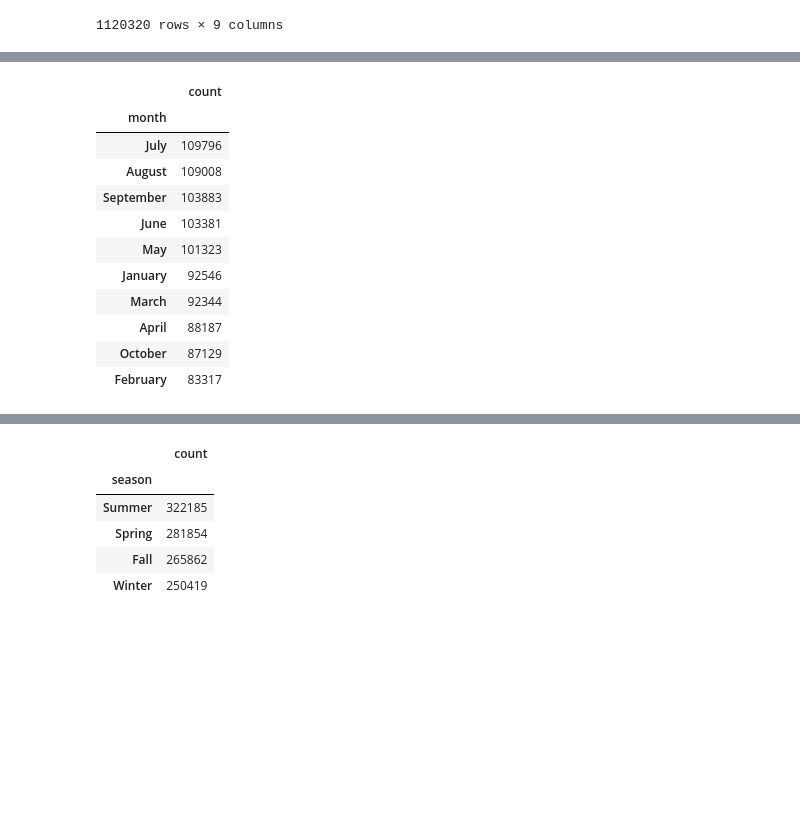
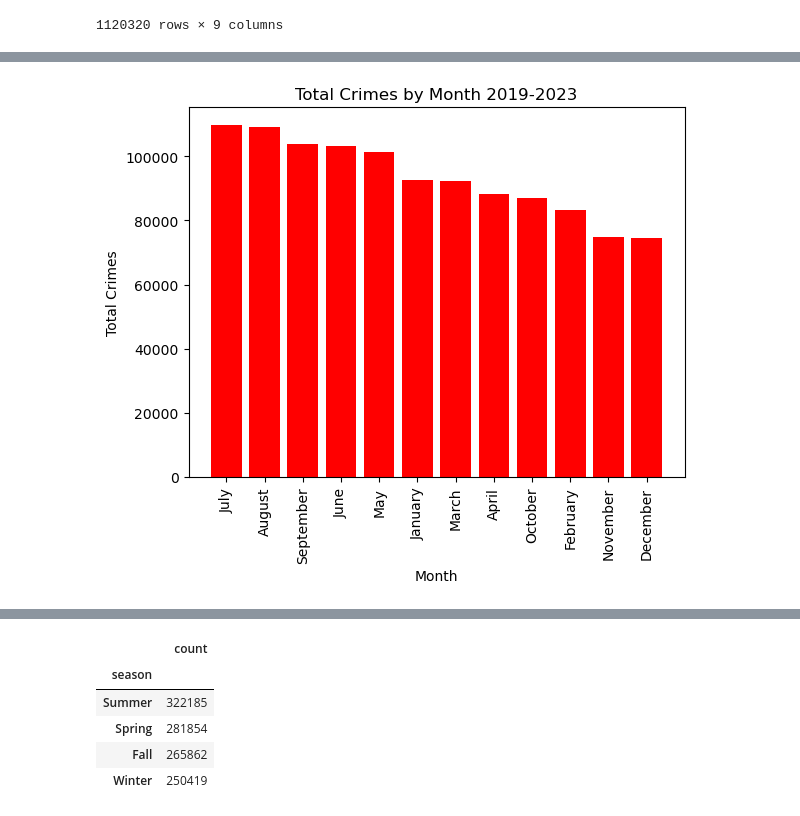
Before and after one commit to jdolinsky/chicago_crime, a Jupyter notebook: analysis.ipynb, the cells around one changed output, grey strips where cells are left out. Cells and saved outputs as stored; diff of their text form; code cells hidden in the pictures; blank space fills up the shorter version.

```diff
--- a/analysis.ipynb
+++ b/analysis.ipynb
@@ -255,18 +263,13 @@ season_df
-# %%
-pd.DataFrame(df1['month'].value_counts()).head(10)
-# %% [output]
-|  | count |
-| month |  |
-| July | 109796 |
-| August | 109008 |
-| September | 103883 |
-| June | 103381 |
-| May | 101323 |
-| January | 92546 |
-| March | 92344 |
-| April | 88187 |
-| October | 87129 |
-| February | 83317 |
+# %%
+months_df = pd.DataFrame(df1['month'].value_counts())
+plt.bar(months_df.index, months_df['count'], color='red')
+plt.xticks(rotation=90)
+plt.xlabel('Month')
+plt.ylabel('Total Crimes')
+plt.title('Total Crimes by Month 2019-2023')
+plt.show()
+# %% [output]
+[figure, added]
 # %%
 murder1_df = df1[df1['primary_type'] == 'HOMICIDE']
 murder1_df = pd.DataFrame(murder1_df['month'].value_counts())
```
Also changed, not shown: parts of 11 cells of this notebook, 2 other files.
